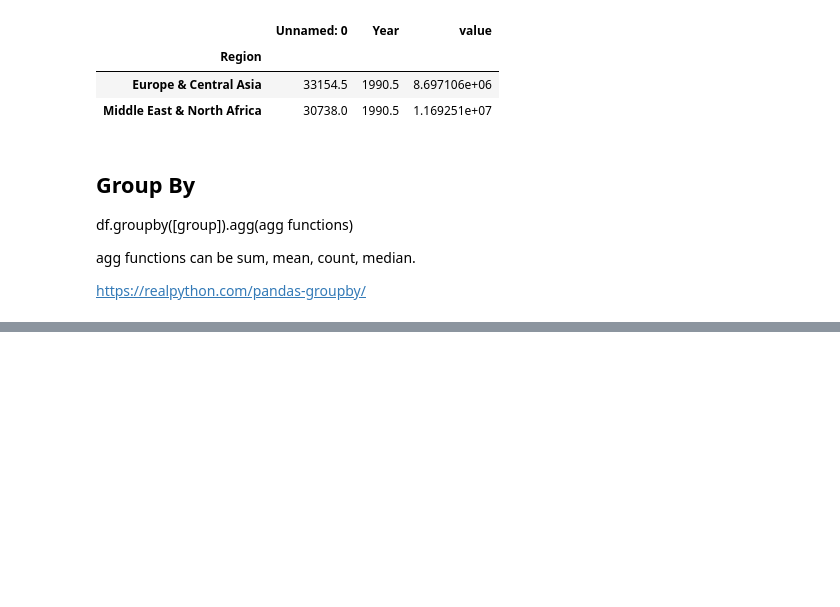
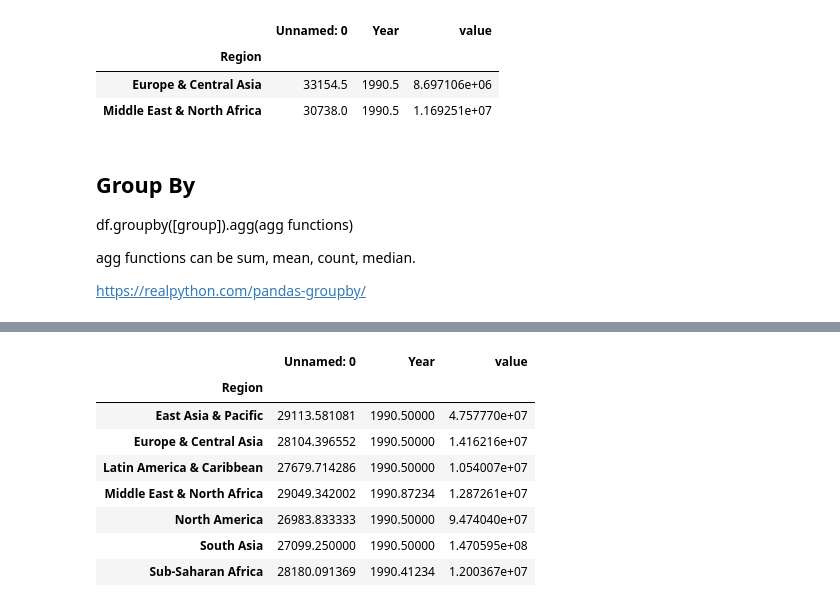
Before and after one commit to Zarak00/Data690_fall2022, a Jupyter notebook: assignments_07/assignment_07.ipynb, the cells around one changed output, grey strips where cells are left out. Drawn from its saved outputs; the diff is of its cells as text; code cells hidden in the pictures; blank space fills up the shorter version.

```diff
--- a/assignments_07/assignment_07.ipynb
+++ b/assignments_07/assignment_07.ipynb
@@ -272,0 +336,2 @@ https://realpython.com/pandas-groupby/
+# %%
+df11 = df.query('indicator == "SP.POP.TOTL"')
@@ -272,0 +353,12 @@ https://realpython.com/pandas-groupby/
+# %%
+df11.groupby(['Region']).mean()
+# %% [output]
+|  | Unnamed: 0 | Year | value |
+| Region |  |  |  |
+| East Asia & Pacific | 29113.581081 | 1990.50000 | 4.757770e+07 |
+| Europe & Central Asia | 28104.396552 | 1990.50000 | 1.416216e+07 |
+| Latin America & Caribbean | 27679.714286 | 1990.50000 | 1.054007e+07 |
+| Middle East & North Africa | 29049.342002 | 1990.87234 | 1.287261e+07 |
+| North America | 26983.833333 | 1990.50000 | 9.474040e+07 |
+| South Asia | 27099.250000 | 1990.50000 | 1.470595e+08 |
+| Sub-Saharan Africa | 28180.091369 | 1990.41234 | 1.200367e+07 |
```
Also changed, not shown: parts of 12 cells of this notebook.
